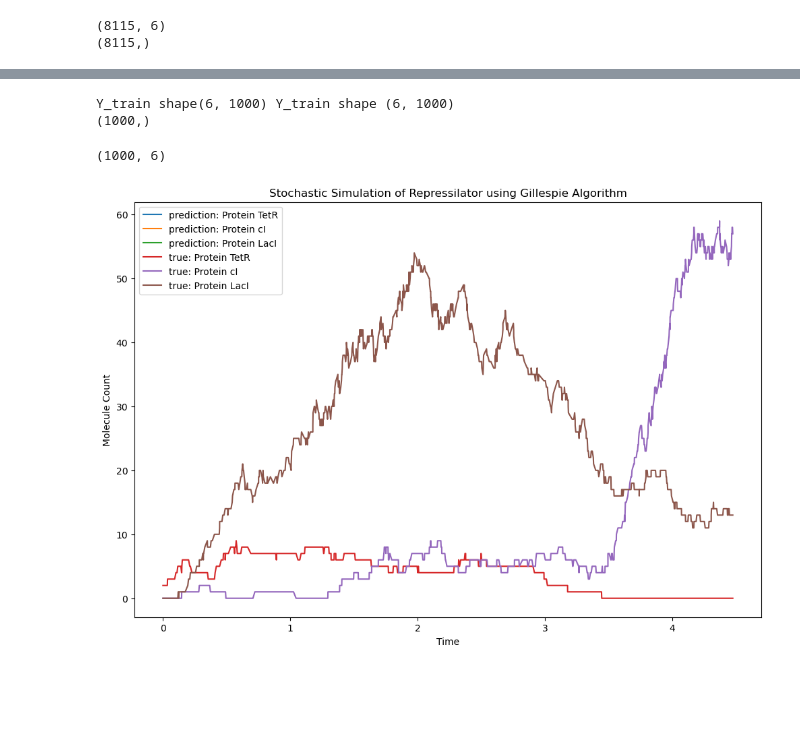
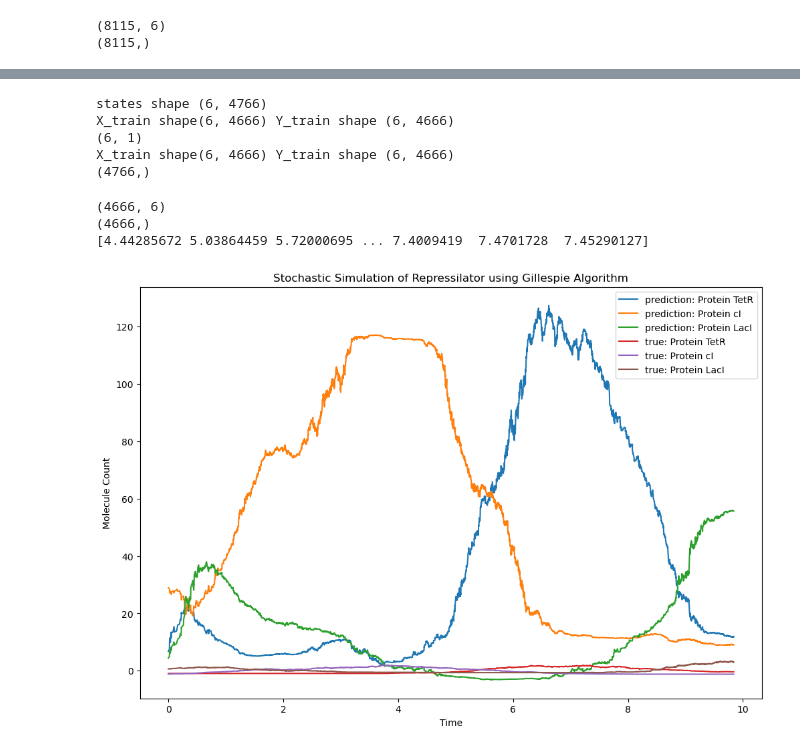
Before and after one commit to Alex-Drysdale/Jupyter_Notebook_work, a Jupyter notebook: Machine Learning/Gillespie_prediction_with_FFN_class.ipynb, the cells around one changed output, grey strips where cells are left out. Cells and saved outputs as stored; diff of their text form; code cells hidden in the pictures; blank space fills up the shorter version.

Commit message:
succesful training run (on wrong data). need to bin the data for regular time intervals so that the model can be trained on that.

```diff
--- a/Machine Learning/Gillespie_prediction_with_FFN_class.ipynb
+++ b/Machine Learning/Gillespie_prediction_with_FFN_class.ipynb
@@ -430,0 +421,29 @@ X_train (6, 5000) Y_train (6, 5000)
+# %%
+## new dataset where I bin the data from one long run of Gillespie
+## delta is the change in indicies between input and output data
+def dataset(run_length, delta = 1, normalisations = False):
+    X_train = []
+    Y_train = []
+    times, states = gillespie(initial_states, transcription_rate, basal_transcript_rate, mRNA_degradation_rate, translation_rate, protein_degradation_rate, n, run_length)# run gillespie
+    states = states.T
+    s = states.shape[1]
+    print(f'states shape {states.shape}')
+    X_train = states[:,0: s-delta]
+    Y_train = states[:,delta: s]
+    print(f'X_train shape{X_train.shape} Y_train shape {Y_train.shape}')
+    ## Normalise --> see notebook for explanation
+    x_mean = np.mean(X_train, axis = 1, keepdims = True)
+    x_std = np.std(X_train, axis = 1, keepdims = True)
+    X_train = (X_train - x_mean) / x_std
+    y_mean = np.mean(Y_train, axis = 1, keepdims = True)
+    y_std = np.std(Y_train, axis = 1, keepdims = True)
+    print(y_std.shape)
+    Y_train = (Y_train - y_mean) / y_std
+    print(f'X_train shape{X_train.shape} Y_train shape {Y_train.shape}')
+    # if we want the normalisations or not
+    if normalisations:
+        return X_train, Y_train, times, y_mean, y_std
+    else:
+        return X_train, Y_train, times
+
+X_train, Y_train, times = dataset(20, 100)
@@ -431,6 +455,6 @@ X_train (6, 5000) Y_train (6, 5000)
 # %%
 #(input_data, output_data, hidden_layers (list), activation_function (list of tuples), epochs, learning rate, batch_size)
-Gillespie = FFN_change(X_train, Y_train,[50, 50], [("sigmoid", 0.5), ("sigmoid", 0.5), ("sigmoid", 0.5)], 1000, 0.1, 50)
+Gillespie = FFN_change(X_train, Y_train,[64, 64, 64], [("sigmoid", 0.5), ("sigmoid", 0.5), ("sigmoid", 0.5)], 500, 0.1, 50)
 
 Gillespie.train()
 # 455.00144363675315
@@ -444,45 +468,53 @@ KeyboardInterrupt:
 # %%
 ### going to make a predicter that uses the supposedly trained models predictions...
-
-input_test, output_test = dataset_maker(1)
-times = input_test[1,:]
+delta = 100
+input_test, output_test, times, y_mean, y_std = dataset(10, delta, True)
 print(times.shape)
 # %% [output]
-Y_train shape(6, 1000) Y_train shape (6, 1000)
-(1000,)
+states shape (6, 4766)
+X_train shape(6, 4666) Y_train shape (6, 4666)
+(6, 1)
+X_train shape(6, 4666) Y_train shape (6, 4666)
+(4766,)
 # %%
+## transposing the prediction and then unnormalizing it effectively
 prediction = Gillespie.predict(input_test).T
+prediction = (prediction * y_std.T) + y_mean.T
+times = times[:times.shape[0]-delta]
 print(prediction.shape)
-
+print(times.shape)
 #predicted values
 predicted_mRNA_TetR = prediction[:, 0]
+print(predicted_mRNA_TetR)
 predicted_protein_TetR = prediction[:, 1]
 predicted_mRNA_cI = prediction[:, 2]
 predicted_protein_cI = prediction[:, 3]
 predicted_mRNA_LacI = prediction[:, 4]
 predicted_protein_LacI = prediction[:, 5]
 
 #true values
 true_mRNA_TetR = output_test[0, :]
 true_protein_TetR = output_test[1, :]
 true_mRNA_cI = output_test[2, :]
 true_protein_cI = output_test[3, :]
 true_mRNA_LacI = output_test[4, :]
 true_protein_LacI = output_test[5, :]
 
 # Plot the results
 plt.figure(figsize=(12, 8))
 plt.plot(times, predicted_protein_TetR, label='prediction: Protein TetR')
 plt.plot(times, predicted_protein_cI, label='prediction: Protein cI')
 plt.plot(times, predicted_protein_LacI, label='prediction: Protein LacI')
 plt.plot(times, true_protein_TetR, label='true: Protein TetR')
 plt.plot(times, true_protein_cI, label='true: Protein cI')
 plt.plot(times, true_protein_LacI, label='true: Protein LacI')
 plt.xlabel('Time')
 plt.ylabel('Molecule Count')
 plt.legend()
 plt.title('Stochastic Simulation of Repressilator using Gillespie Algorithm')
 plt.show()
 # %% [output]
-(1000, 6)
+(4666, 6)
+(4666,)
+[4.44285672 5.03864459 5.72000695 ... 7.4009419  7.4701728  7.45290127]
-[figure, old version]
+[figure, new version]
```
Also changed, not shown: parts of 5 cells of this notebook.
